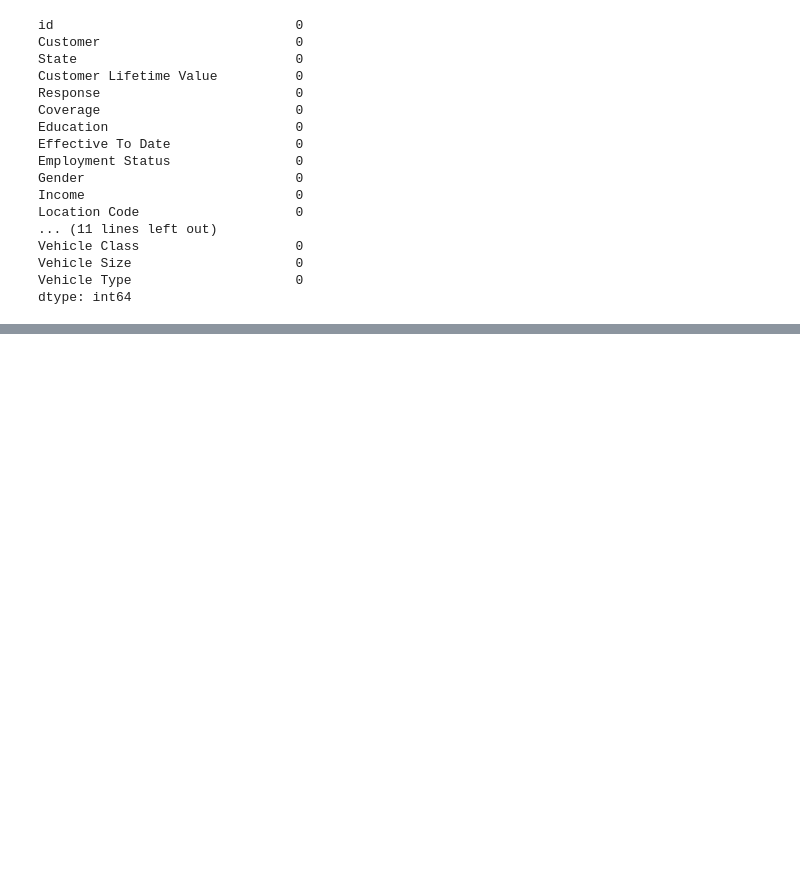
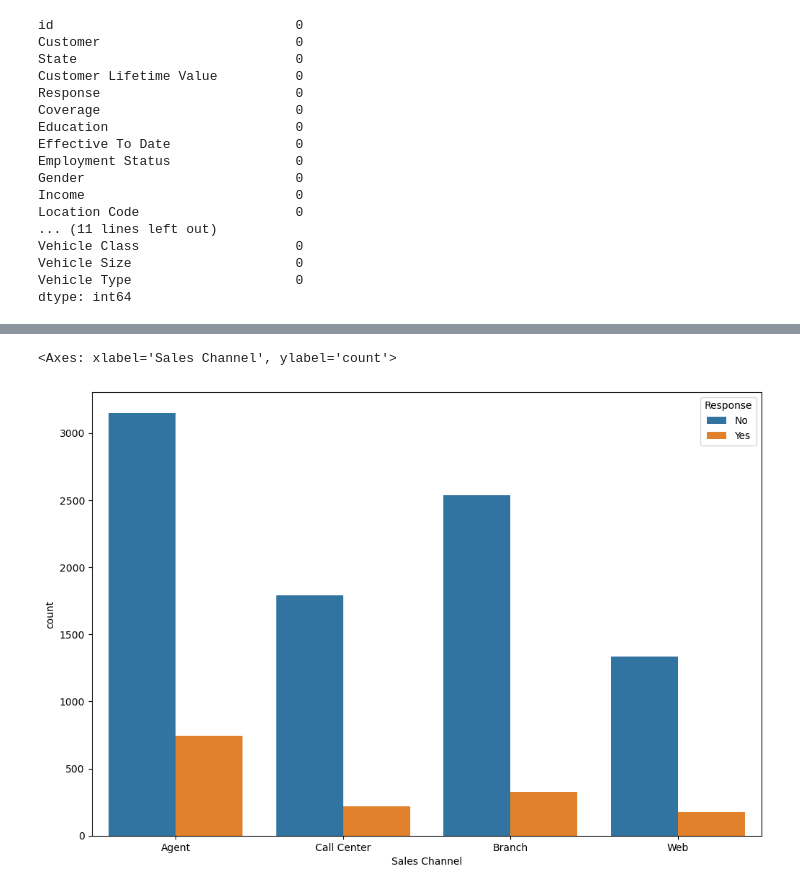
Before and after one commit to TheFriendlyTwin/lab-customer-analysis-round-2, a Jupyter notebook: Lab_Customer Analysis Round 2.ipynb, the cells around one changed output, grey strips where cells are left out. Drawn from its saved outputs; the diff is of its cells as text; code cells hidden in the pictures; blank space fills up the shorter version.

```diff
--- a/Lab_Customer Analysis Round 2.ipynb
+++ b/Lab_Customer Analysis Round 2.ipynb
@@ -370,0 +450,12 @@ warning: in the working copy of 'Untitled.ipynb', LF will be replaced by CRLF th
+# %%
+#4. Show a plot of the response rate by the sales channel
+
+# Importing seaborn
+import seaborn as sns
+
+# plotting the distribution of Response within Sales channel - how many No/Yes are there per Sales channel:
+plt.figure(figsize=(12,8))
+sns.countplot(x='Sales Channel', hue='Response', data=df)
+# %% [output]
+<Axes: xlabel='Sales Channel', ylabel='count'>
+[figure, added]
```
Also changed, not shown: parts of 15 cells of this notebook.
